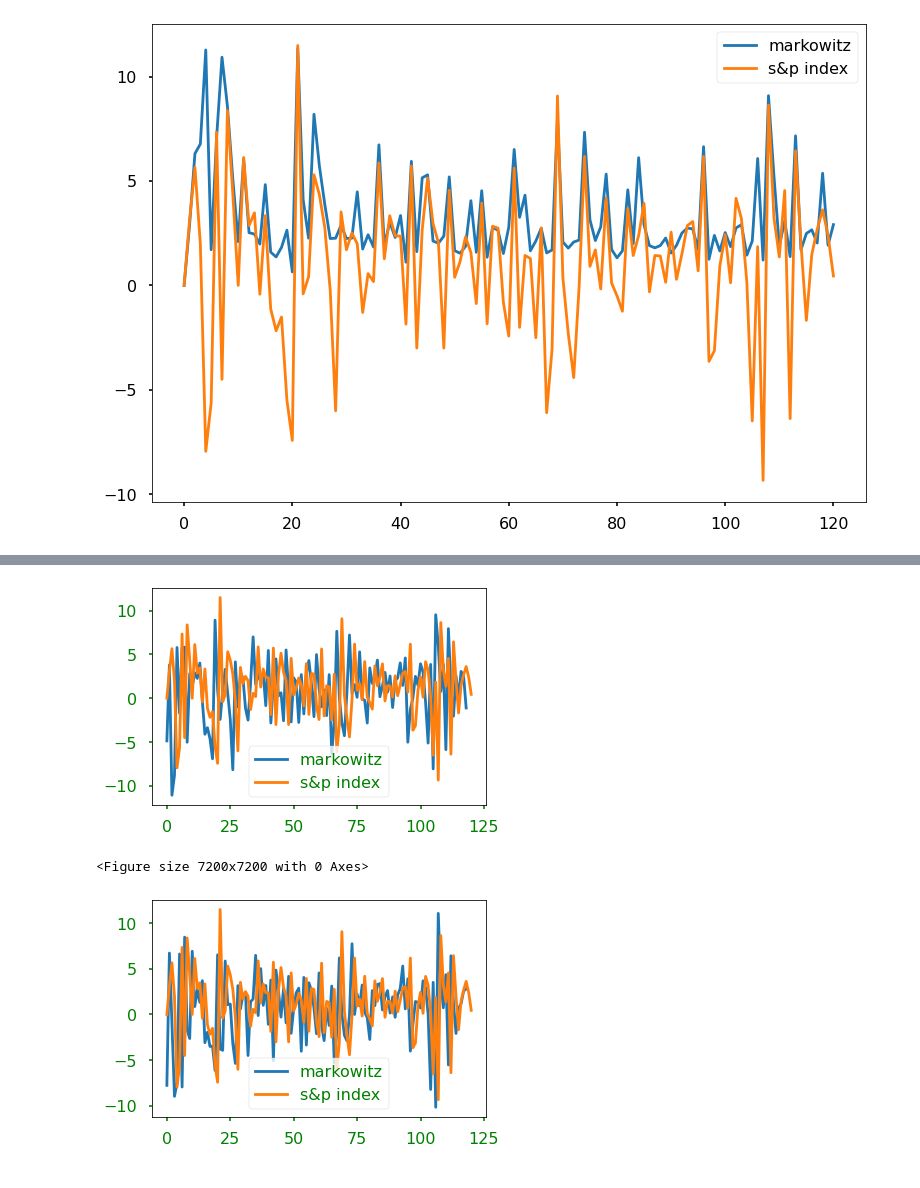
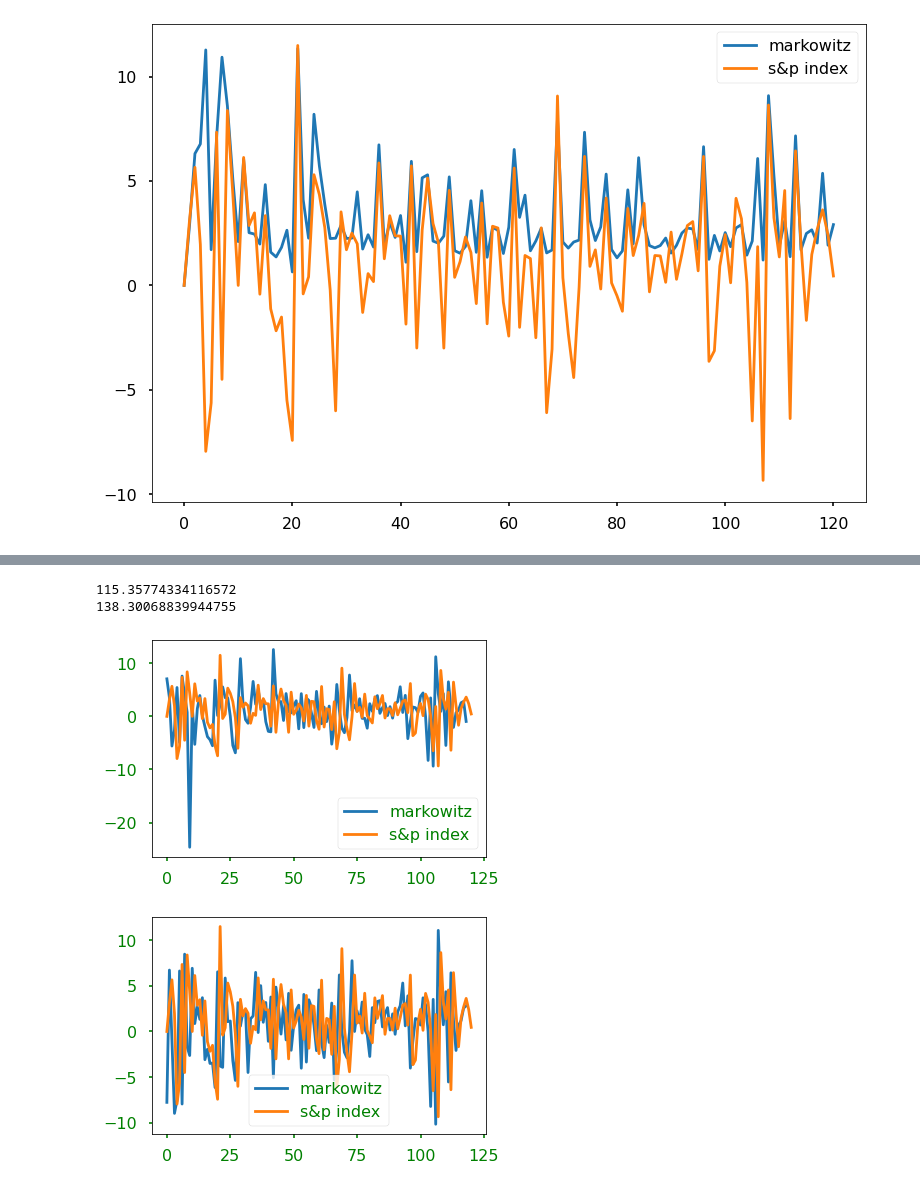
Before and after one commit to H-Cindy/CQF-Deep-Dive-Sharpe, a Jupyter notebook: Deep_dive_sharpe.ipynb, the cells around one changed output, grey strips where cells are left out. Cells and saved outputs as stored; diff of their text form; code cells hidden in the pictures.

Commit message:
sharpe code + full runs

```diff
--- a/Deep_dive_sharpe.ipynb
+++ b/Deep_dive_sharpe.ipynb
@@ -402,22 +410,25 @@ avg sharpe:  0.8405443413980004
 # %%
 
-saved_weights = np.load('weights_113.npy', allow_pickle=True)
 dates = full_DS['date'].unique()
-offset_returns = [np.dot(saved_weights[i], full_DS[full_DS.date == dates[i+1]]['monthly_return']) for i in range(len(dates) - 1)]
+offset_returns = [np.dot(weights[i], full_DS[full_DS.date == dates[i+1]]['monthly_return']) for i in range(len(dates) - 1)]
+
+print(np.sum(offset_returns))
 
 
 spindex = pd.read_csv("sharpeDS.csv")
 spindex = spindex[spindex['name'] == 'S&P 500']
 spindex = spindex.drop_duplicates(subset=['date'])
 spindex['monthly_return'] = spindex['monthly_return'].fillna(0)
+print(np.sum(spindex['monthly_return']))
 
 plt.plot(offset_returns, label="markowitz")
 plt.plot(spindex['monthly_return'].values, label="s&p index")
 plt.legend()
 plt.show()
 # %% [output]
+115.35774334116572
+138.30068839944755
-[figure, old version]
+[figure, new version]
-<Figure size 7200x7200 with 0 Axes>
 # %%
 
 saved_weights = np.load('weights_113.npy', allow_pickle=True)
```
Also changed, not shown: parts of 7 cells of this notebook, 3 other files.
